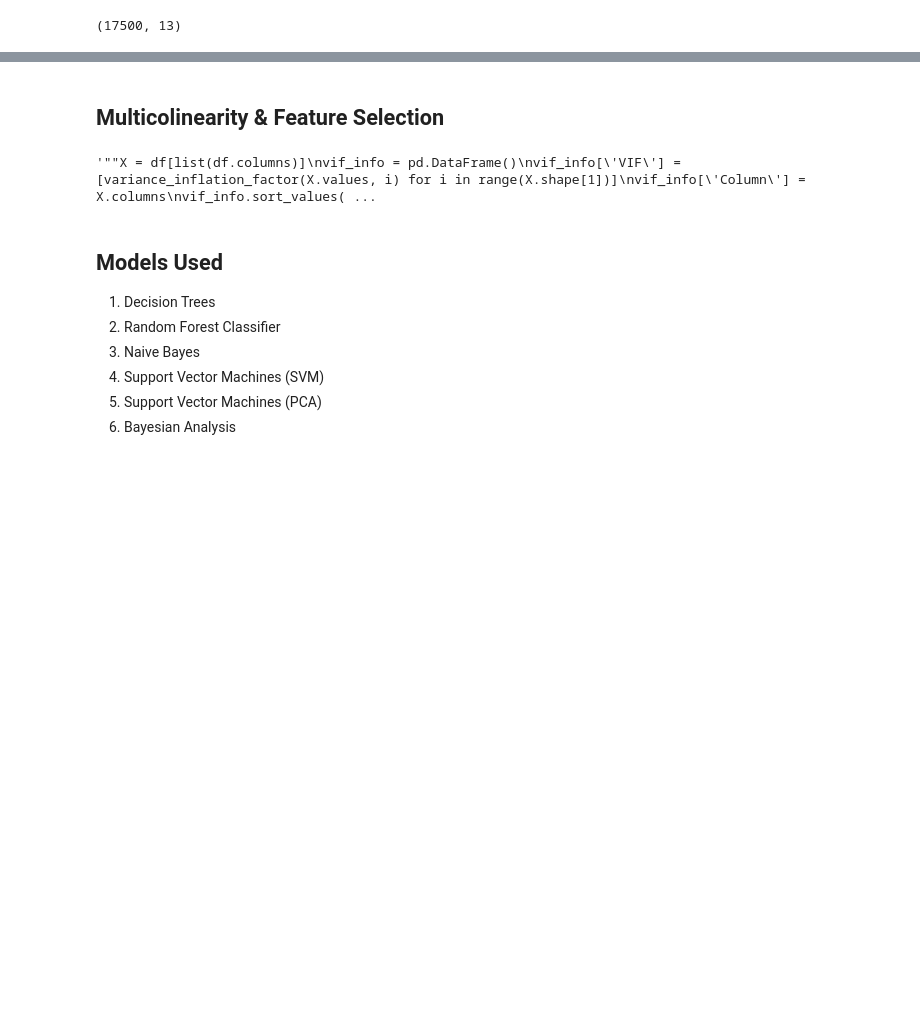
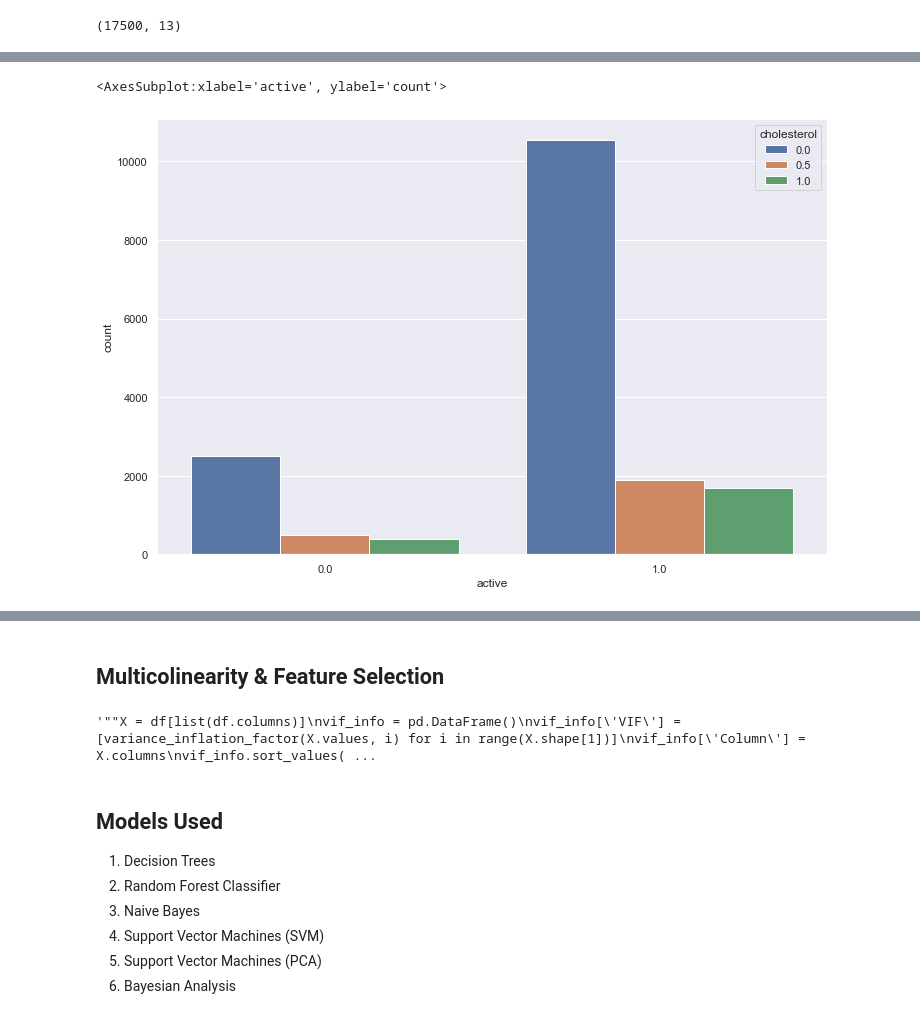
Before and after one commit to reydrey/DSC672_Project, a Jupyter notebook: dsc_672_project_new.ipynb, the cells around one changed output, grey strips where cells are left out. Saved outputs shown, nothing was run; the diff lists cells and outputs as text; code cells hidden in the pictures; blank space fills up the shorter version.

```diff
--- a/dsc_672_project_new.ipynb
+++ b/dsc_672_project_new.ipynb
@@ -196,0 +207,7 @@ Text(0.5, 1.0, 'Correlation Plot')
+# %%
+# YOUR CODE
+plt.figure(figsize=(12,8))
+sns.countplot(x="active", data=df, hue='cholesterol')
+# %% [output]
+<AxesSubplot:xlabel='active', ylabel='count'>
+[figure, added]
```
Also changed, not shown: parts of 73 cells of this notebook.
